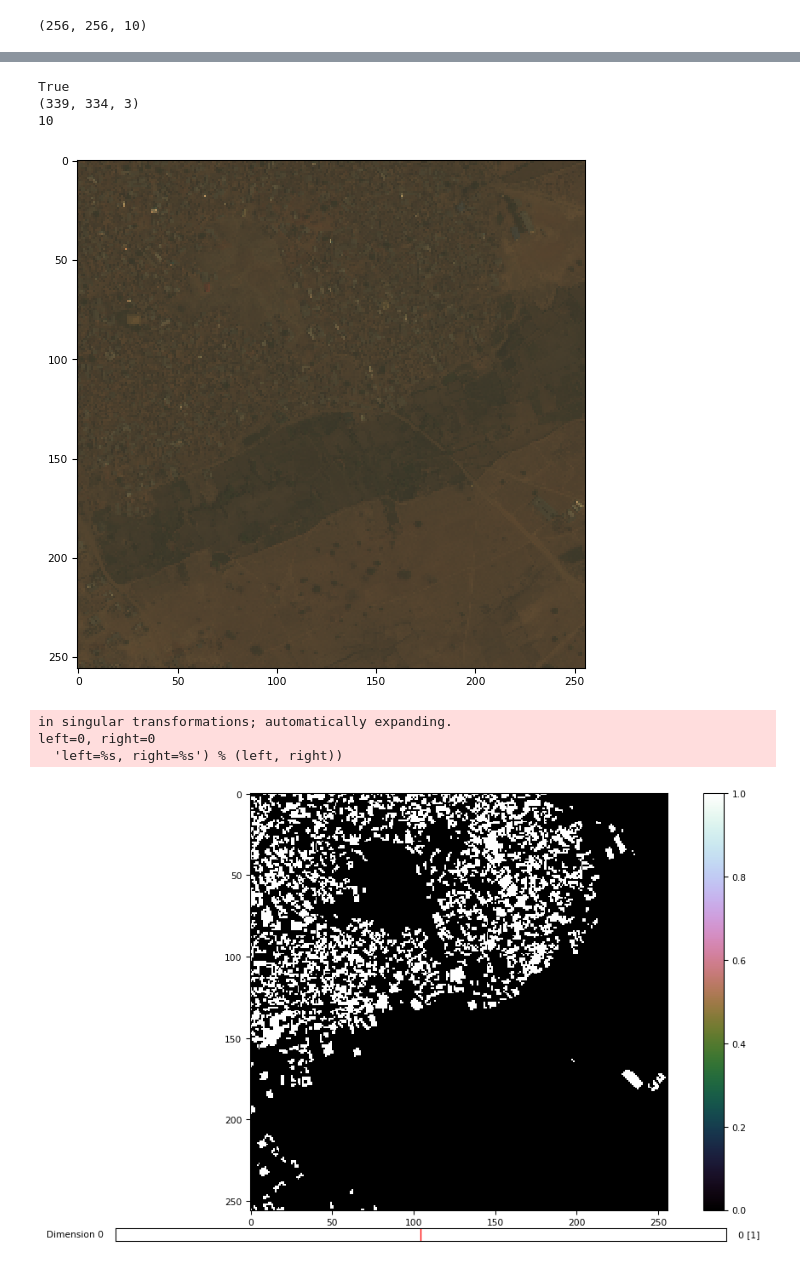
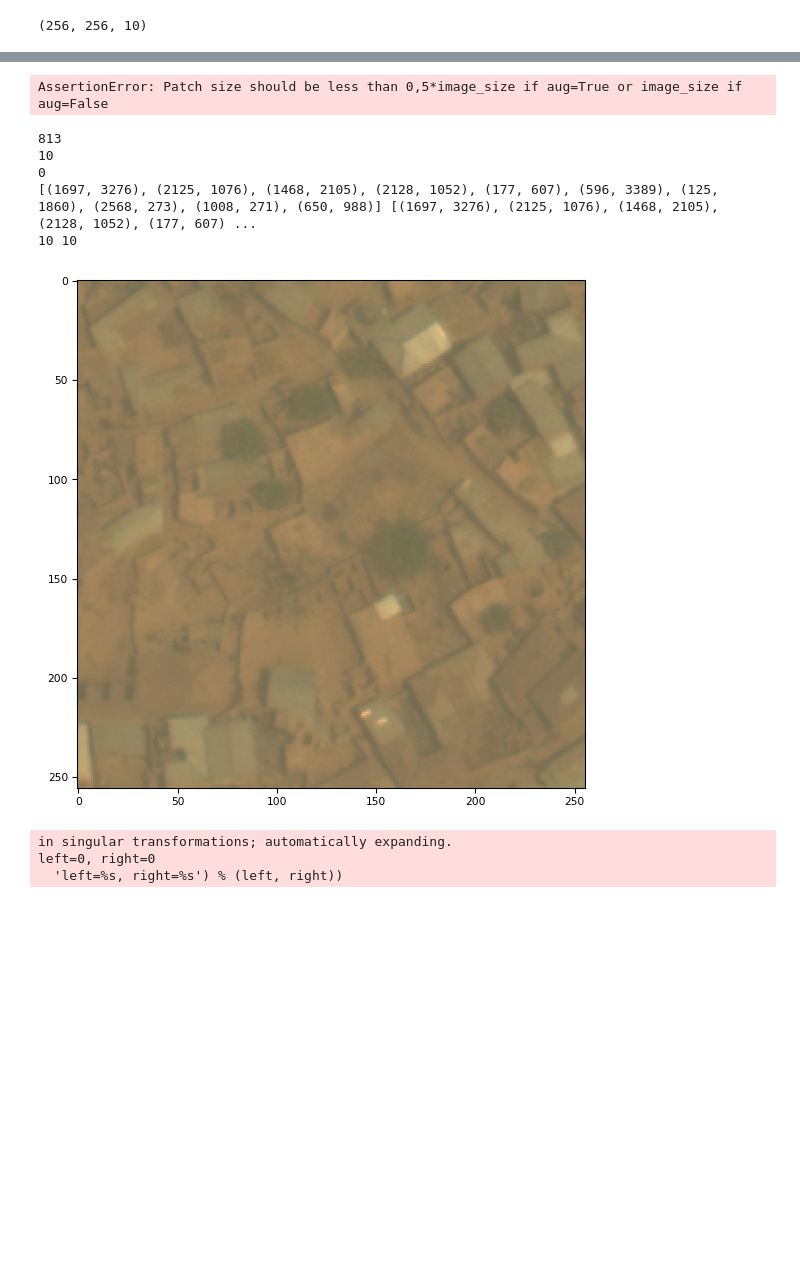
Before and after one commit to ParuninPavel/remote_sensing, a Jupyter notebook: Dataset_prep_lib.ipynb, the cells around one changed output, grey strips where cells are left out. Saved outputs shown, nothing was run; the diff lists cells and outputs as text; code cells hidden in the pictures; blank space fills up the shorter version.

```diff
--- a/Dataset_prep_lib.ipynb
+++ b/Dataset_prep_lib.ipynb
@@ -574,16 +660,13 @@ IndexError: list index out of range
 # %%
-img_patches, mask_patches = test.get_random_patches(10, scale=0.1, aug = False)
-print(len(img_patches))
-tiff.imshow(img_patches[0])
-plt.show()
-tiff.imshow(mask_patches[0][:,:,0])
-plt.show()
+%%timeit
+# img_ra = np.rollaxis(img, 0,3)
+# test = MapObject(img_ra, masks_dict)
+# test.poly2mask()
+img_patches, mask_patches = test.get_random_patches(100, scale=0.1, aug = True)
+# print(len(img_patches))
+# tiff.imshow(img_patches[0])
+# plt.show()
+# tiff.imshow(mask_patches[0][:,:,0])
+# plt.show()
 # %% [output]
-True
-(339, 334, 3)
-10
+AssertionError: Patch size should be less than 0,5*image_size if aug=True or image_size if aug=False
-[figure, removed]
-in singular transformations; automatically expanding.
-left=0, right=0
-  'left=%s, right=%s') % (left, right))
-[figure, removed]
@@ -591,0 +673,20 @@ assert True and True, 'asd'
+# %%
+img_ra = np.rollaxis(img, 0,3)
+test = MapObject(img_ra, masks_dict)
+a =test.poly2mask()
+patches, masks = test.get_class_patches(4, 10,scale= 1, ratio = 1, aug =True, random_shear=True)
+print(len(patches), len(masks))
+tiff.imshow(patches[0])
+plt.show()
+tiff.imshow(masks[0][:,:,4])
+plt.show()
+# %% [output]
+813
+10
+0
+[(1697, 3276), (2125, 1076), (1468, 2105), (2128, 1052), (177, 607), (596, 3389), (125, 1860), (2568, 273), (1008, 271), (650, 988)] [(1697, 3276), (2125, 1076), (1468, 2105), (2128, 1052), (177, 607) ...
+10 10
+[figure, added]
+in singular transformations; automatically expanding.
+left=0, right=0
+  'left=%s, right=%s') % (left, right))
```
Also changed, not shown: parts of 8 cells of this notebook, 1 other file.
